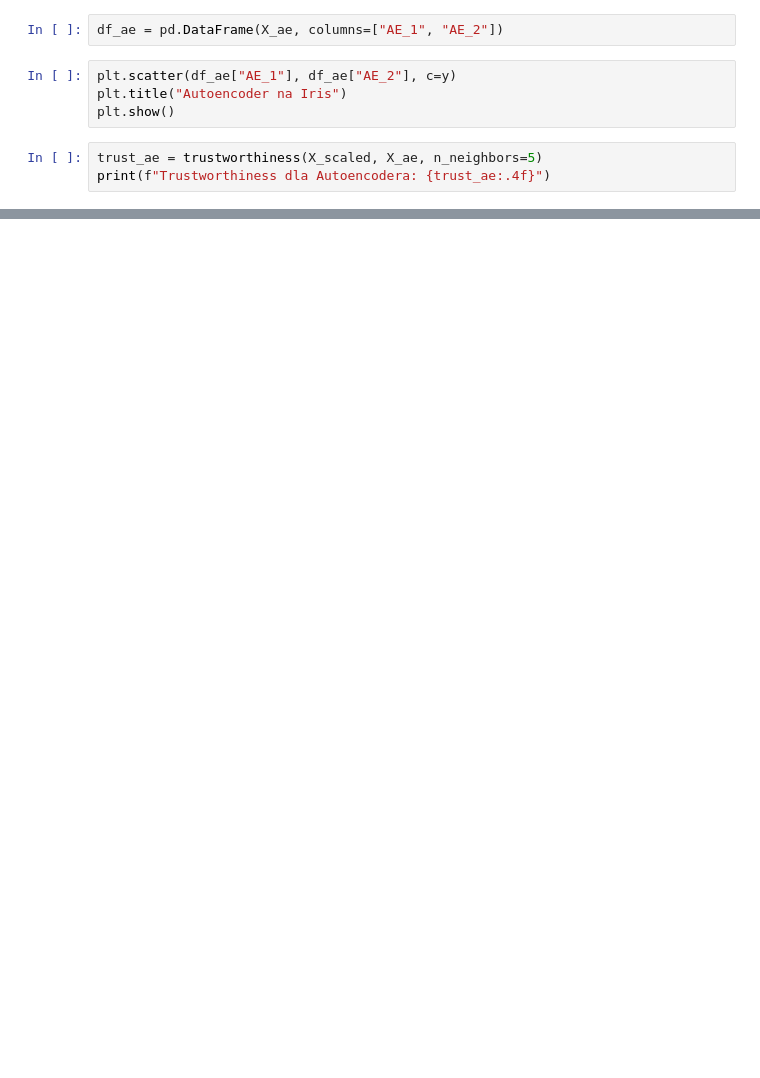
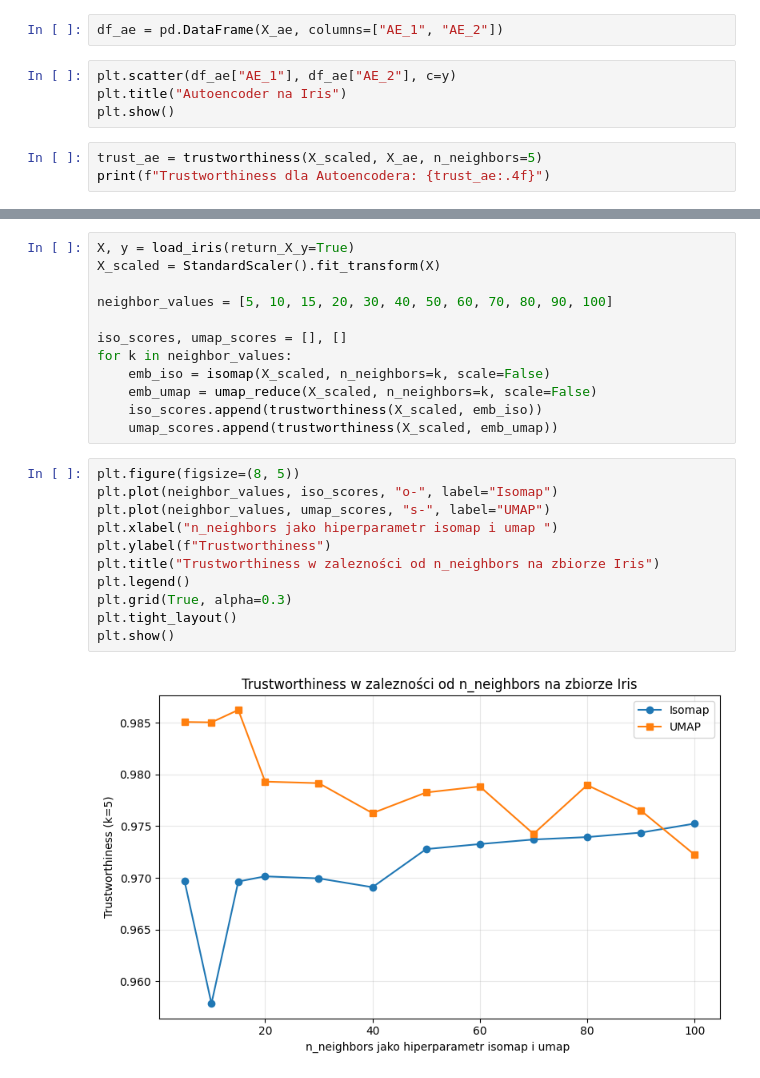
Before and after one commit to wiktorbag/Dimensionality-reduction-project, a Jupyter notebook: experiment1.ipynb, the cells around one changed output, grey strips where cells are left out. Drawn from its saved outputs; the diff is of its cells as text; blank space fills up the shorter version.

```diff
--- a/experiment1.ipynb
+++ b/experiment1.ipynb
@@ -123,0 +158,25 @@ print(f"Trustworthiness dla Autoencodera: {trust_ae:.4f}")
+# %%
+X, y = load_iris(return_X_y=True)
+X_scaled = StandardScaler().fit_transform(X)
+
+neighbor_values = [5, 10, 15, 20, 30, 40, 50, 60, 70, 80, 90, 100]
+
+iso_scores, umap_scores = [], []
+for k in neighbor_values:
+    emb_iso = isomap(X_scaled, n_neighbors=k, scale=False)
+    emb_umap = umap_reduce(X_scaled, n_neighbors=k, scale=False)
+    iso_scores.append(trustworthiness(X_scaled, emb_iso))
+    umap_scores.append(trustworthiness(X_scaled, emb_umap))
+# %%
+plt.figure(figsize=(8, 5))
+plt.plot(neighbor_values, iso_scores, "o-", label="Isomap")
+plt.plot(neighbor_values, umap_scores, "s-", label="UMAP")
+plt.xlabel("n_neighbors jako hiperparametr isomap i umap ")
+plt.ylabel(f"Trustworthiness")
+plt.title("Trustworthiness w zalezności od n_neighbors na zbiorze Iris")
+plt.legend()
+plt.grid(True, alpha=0.3)
+plt.tight_layout()
+plt.show()
+# %% [output]
+[figure, added]
```
Also changed, not shown: parts of 10 cells of this notebook, 2 other files.
